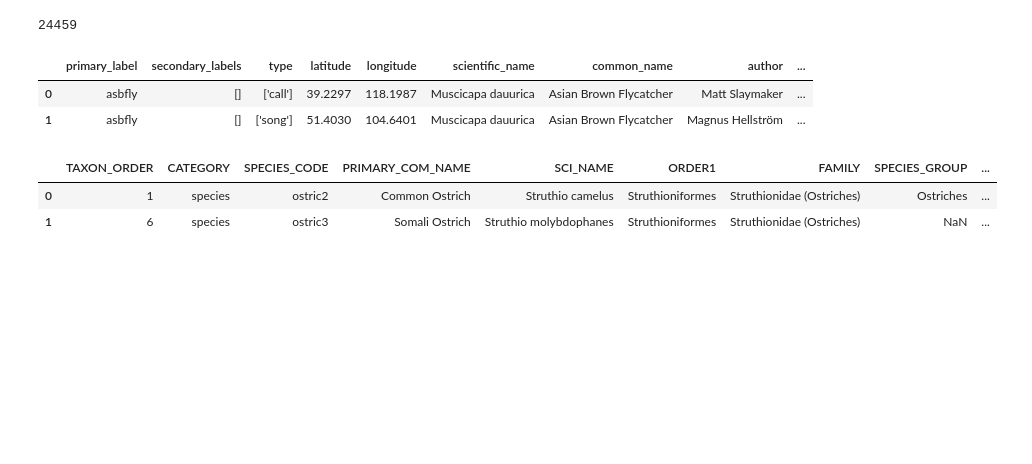
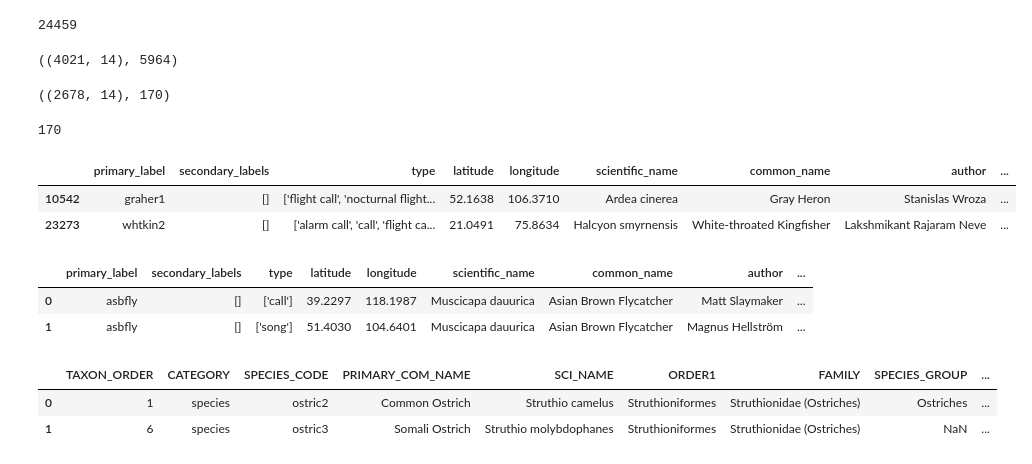
Before and after one commit to rosulucian/deep_learning_playground, a Jupyter notebook: kaggle/BIRD/birdnet_preds.ipynb, the cells around one changed output. Saved outputs shown, nothing was run; the diff lists cells and outputs as text; code cells hidden in the pictures; blank space fills up the shorter version.

```diff
--- a/kaggle/BIRD/birdnet_preds.ipynb
+++ b/kaggle/BIRD/birdnet_preds.ipynb
@@ -89,12 +89,30 @@ len(all_files)
 # meta_df['duration'] = meta_df.apply(lambda row: durations[row['filename']], axis=1)
 
 # meta_df.to_csv(CFG.TRAIN_CSV, index=False)
+# %%
+meta_df[meta_df['duration'] > 60].shape, meta_df['duration'].max()
+# %% [output]
+((4021, 14), 5964)
 # %%
-meta_df.head(2)
+meta_df[meta_df['duration'] < 7].shape, meta_df[meta_df['duration'] < 7].primary_label.nunique()
 # %% [output]
-|  | primary_label | secondary_labels | type | latitude | longitude | scientific_name | common_name | author | ... |
-| 0 | asbfly | [] | ['call'] | 39.2297 | 118.1987 | Muscicapa dauurica | Asian Brown Flycatcher | Matt Slaymaker | ... |
-| 1 | asbfly | [] | ['song'] | 51.4030 | 104.6401 | Muscicapa dauurica | Asian Brown Flycatcher | Magnus Hellström | ... |
+((2678, 14), 170)
+# %%
+meta_df[(meta_df['duration'] < 7) & (meta_df['secondary_labels'] == '[]')].primary_label.nunique()
+# %% [output]
+170
+# %%
+meta_df[meta_df['duration'] < 7].sample(2)
+# %% [output]
+|  | primary_label | secondary_labels | type | latitude | longitude | scientific_name | common_name | author | ... |
+| 10542 | graher1 | [] | ['flight call', 'nocturnal flight... | 52.1638 | 106.3710 | Ardea cinerea | Gray Heron | Stanislas Wroza | ... |
+| 23273 | whtkin2 | [] | ['alarm call', 'call', 'flight ca... | 21.0491 | 75.8634 | Halcyon smyrnensis | White-throated Kingfisher | Lakshmikant Rajaram Neve | ... |
+# %%
+meta_df.head(2)
+# %% [output]
+|  | primary_label | secondary_labels | type | latitude | longitude | scientific_name | common_name | author | ... |
+| 0 | asbfly | [] | ['call'] | 39.2297 | 118.1987 | Muscicapa dauurica | Asian Brown Flycatcher | Matt Slaymaker | ... |
+| 1 | asbfly | [] | ['song'] | 51.4030 | 104.6401 | Muscicapa dauurica | Asian Brown Flycatcher | Magnus Hellström | ... |
 # %%
 taxonomy_df.head(2)
 # %% [output]
```
Also changed, not shown: 5 other files.
